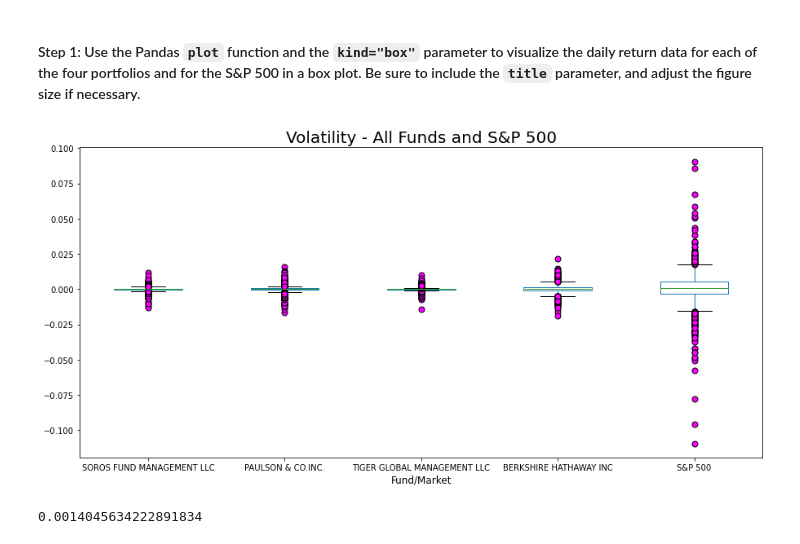
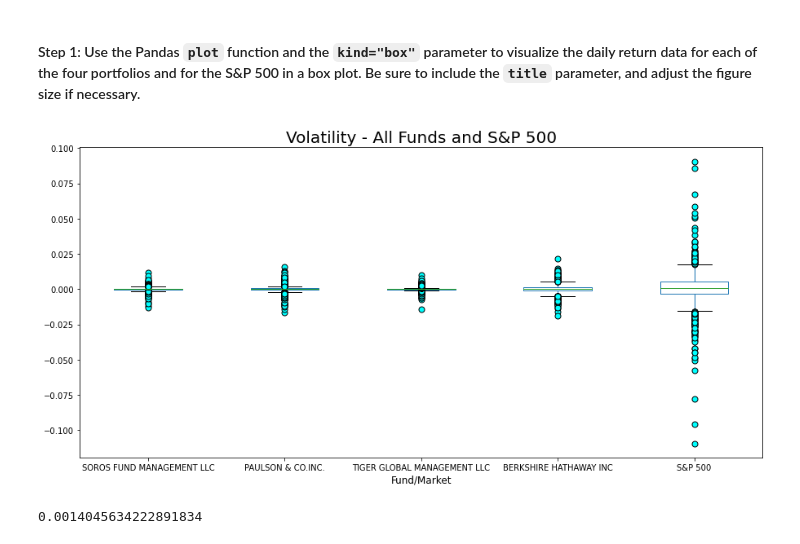
Before and after one commit to ipopester/Portfolio-Analysis, a Jupyter notebook: risk_return_analysis.ipynb, the cells around one changed output. Drawn from its saved outputs; the diff is of its cells as text; code cells hidden in the pictures.

```diff
--- a/risk_return_analysis.ipynb
+++ b/risk_return_analysis.ipynb
@@ -349,22 +349,22 @@ Analyze the volatility of each of the four fund portfolios and of the S&P 500 In
 # %%
 # Use the daily return data to create box plots to visualize the volatility of the 4 funds and the S&P 500
 # Include a title parameter and adjust the figure size
 
 daily_returns_all.plot.box(
     figsize=(15,7),
     legend=True,
     xlabel=None,
-    flierprops={'marker': 'o', 'markersize': 7, 'markerfacecolor': 'fuchsia'}
+    flierprops={'marker': 'o', 'markersize': 7, 'markerfacecolor': 'cyan'}
 )
 plt.title("Volatility - All Funds and S&P 500", fontsize=20)
 plt.xlabel("Fund/Market", fontsize=12)
 plt.ylabel(None, fontsize=12)
 plt.xticks(fontsize=10)
 plt.yticks(fontsize=10)
 
 plt.show()
 # %% [output]
-[figure, old version]
+[figure, new version]
 # %%
 # %% [output]
 0.0014045634222891834
```
Also changed, not shown: parts of 7 cells of this notebook.
